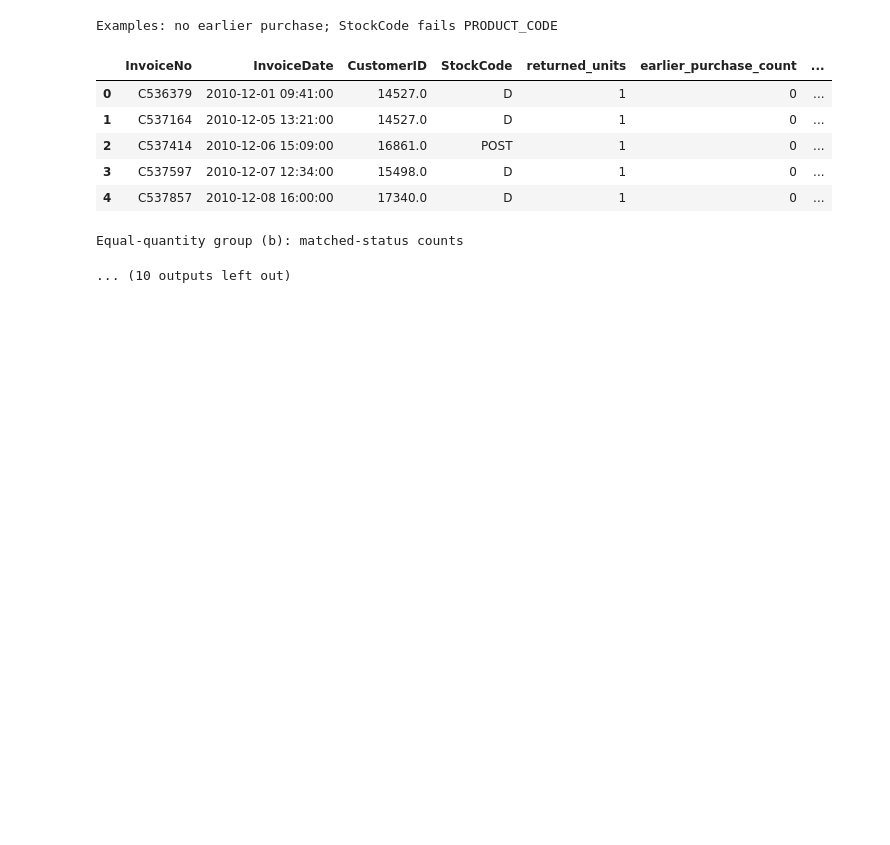
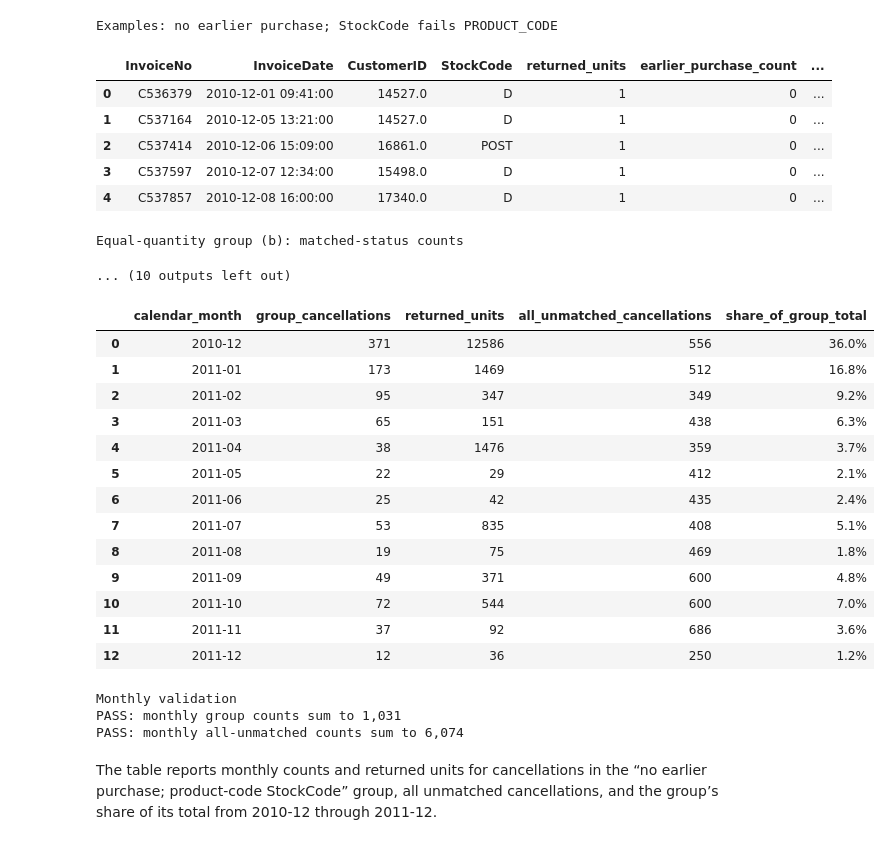
Before and after one commit to Omar-BenAmara/pricing-demand-analysis, a Jupyter notebook: notebooks/04_partial_returns.ipynb, the cells around one changed output. Cells and saved outputs as stored; diff of their text form; code cells hidden in the pictures; blank space fills up the shorter version.

Commit message:
Notebook 04: add monthly table for no-earlier-purchase cancellations

```diff
--- a/notebooks/04_partial_returns.ipynb
+++ b/notebooks/04_partial_returns.ipynb
@@ -311,3 +311,67 @@ Examples: no earlier purchase; StockCode fails PRODUCT_CODE
 | 4 | C537857 | 2010-12-08 16:00:00 | 17340.0 | D | 1 | 0 | ... |
 Equal-quantity group (b): matched-status counts
 ... (10 outputs left out)
+# %%
+months = pd.period_range("2010-12", "2011-12", freq="M")
+
+group_monthly = classified.loc[classified["group"].eq(group_none_valid_code)].copy()
+group_monthly["calendar_month"] = group_monthly["InvoiceDate"].dt.to_period("M")
+all_unmatched_monthly = unmatched_cancellations.copy()
+all_unmatched_monthly["calendar_month"] = all_unmatched_monthly["InvoiceDate"].dt.to_period("M")
+
+group_monthly_counts = group_monthly.groupby("calendar_month").size().reindex(months, fill_value=0)
+group_monthly_units = (
+    group_monthly.groupby("calendar_month")["returned_units"]
+    .sum()
+    .reindex(months, fill_value=0)
+    .astype("int64")
+)
+all_unmatched_monthly_counts = (
+    all_unmatched_monthly.groupby("calendar_month")
+    .size()
+    .reindex(months, fill_value=0)
+)
+monthly_table = pd.DataFrame(
+    {
+        "calendar_month": months.astype(str),
+        "group_cancellations": group_monthly_counts.to_numpy(),
+        "returned_units": group_monthly_units.to_numpy(),
+        "all_unmatched_cancellations": all_unmatched_monthly_counts.to_numpy(),
+        "share_of_group_total": (
+            group_monthly_counts / group_monthly_counts.sum()
+        ).to_numpy(),
+    }
+)
+display(monthly_table.style.format({"share_of_group_total": "{:.1%}"}))
+
+def assert_monthly_group_count_sum():
+    actual = int(monthly_table["group_cancellations"].sum())
+    assert actual == 1_031, f"monthly group counts sum to {actual:,}, expected 1,031"
+
+def assert_monthly_unmatched_count_sum():
+    actual = int(monthly_table["all_unmatched_cancellations"].sum())
+    assert actual == 6_074, f"monthly unmatched counts sum to {actual:,}, expected 6,074"
+
+print("\nMonthly validation")
+report_assertion("monthly group counts sum to 1,031", assert_monthly_group_count_sum)
+report_assertion("monthly all-unmatched counts sum to 6,074", assert_monthly_unmatched_count_sum)
+# %% [output]
+|  | calendar_month | group_cancellations | returned_units | all_unmatched_cancellations | share_of_group_total |
+| 0 | 2010-12 | 371 | 12586 | 556 | 36.0% |
+| 1 | 2011-01 | 173 | 1469 | 512 | 16.8% |
+| 2 | 2011-02 | 95 | 347 | 349 | 9.2% |
+| 3 | 2011-03 | 65 | 151 | 438 | 6.3% |
+| 4 | 2011-04 | 38 | 1476 | 359 | 3.7% |
+| 5 | 2011-05 | 22 | 29 | 412 | 2.1% |
+| 6 | 2011-06 | 25 | 42 | 435 | 2.4% |
+| 7 | 2011-07 | 53 | 835 | 408 | 5.1% |
+| 8 | 2011-08 | 19 | 75 | 469 | 1.8% |
+| 9 | 2011-09 | 49 | 371 | 600 | 4.8% |
+| 10 | 2011-10 | 72 | 544 | 600 | 7.0% |
+| 11 | 2011-11 | 37 | 92 | 686 | 3.6% |
+| 12 | 2011-12 | 12 | 36 | 250 | 1.2% |
+Monthly validation
+PASS: monthly group counts sum to 1,031
+PASS: monthly all-unmatched counts sum to 6,074
+# %% [markdown]
+The table reports monthly counts and returned units for cancellations in the “no earlier purchase; product-code StockCode” group, all unmatched cancellations, and the group’s share of its total from 2010-12 through 2011-12.
```
